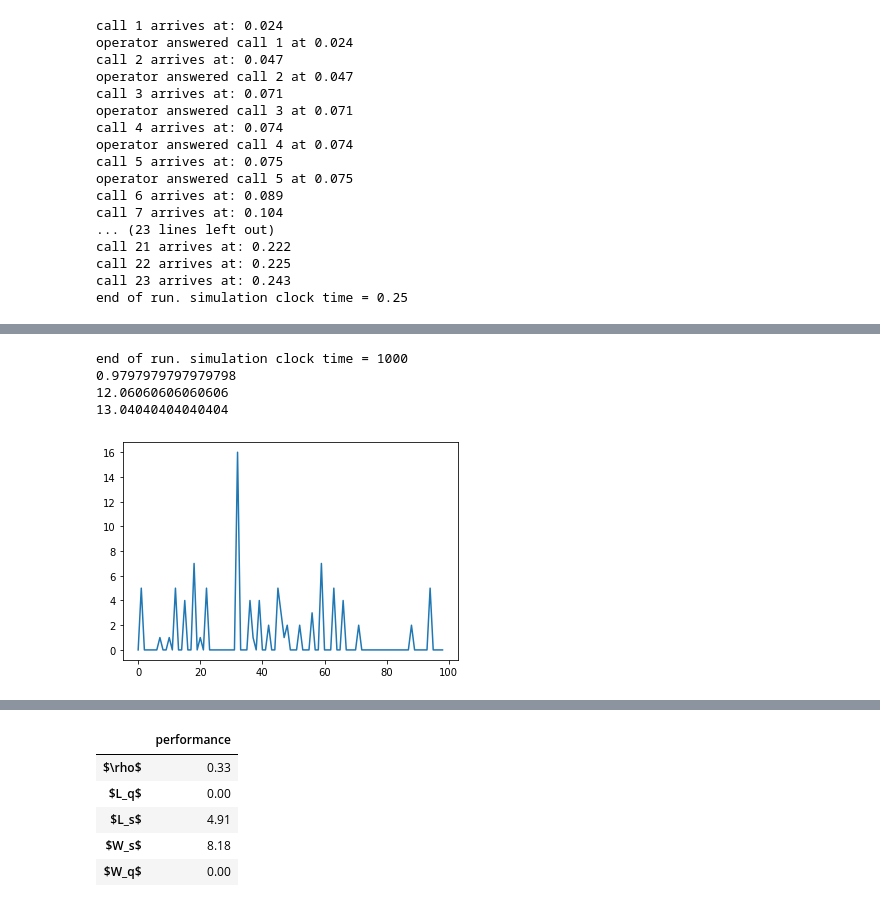
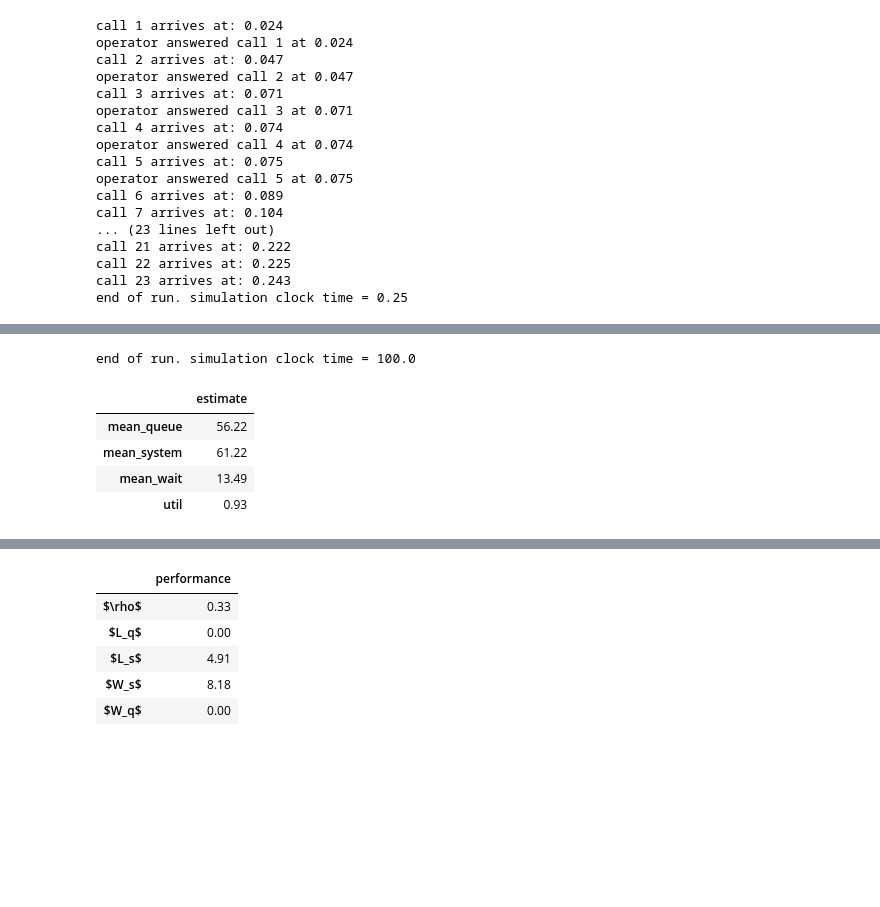
Before and after one commit to health-data-science-OR/stochastic_systems, a Jupyter notebook: labs/simulation/simulation_lab1.ipynb, the cells around one changed output, grey strips where cells are left out. Cells and saved outputs as stored; diff of their text form; code cells hidden in the pictures; blank space fills up the shorter version.

```diff
--- a/labs/simulation/simulation_lab1.ipynb
+++ b/labs/simulation/simulation_lab1.ipynb
@@ -1135,54 +1666,49 @@ class Observer(object):
 # %%
 #model parameters - compare to queuing model.
-RUN_LENGTH = 1000
-N_OPERATORS = 15
+RUN_LENGTH = 100
+N_OPERATORS = 5
 ARRIVAL_RATE = 100
-MEAN_IAT = 1 / ARRIVAL_RATE
-EXP_MEAN = 1 / 15
-CALL_LOW = 5 / 60
-CALL_HIGH = 10 / 60
-CALL_MODE = 7 / 60
-
+MEAN_IAT = 60 / ARRIVAL_RATE
+EXP_MEAN = 1 / 3
+CALL_LOW = 5# / 60
+CALL_HIGH = 10# / 60
+CALL_MODE = 7 #/ 60
 
 #Should we show a trace of simulated events?
 TRACE = False
 
 #PRNG seeds (set these = None to get different runs)
 ARRIVAL_SEED = 42
 CALL_SEED = 101
 
 #audit parameters
 FIRST_OBSERVATION = 10
 OBS_INTERVAL = 10
 
 #create simpy environment
 env = simpy.Environment()
 
 default_args = Scenario()
 #default_args.call_dist = Exponential(EXP_MEAN, CALL_SEED)
 
-
-#MODIFICATION: instantiate an Observer
-observer = Observer(env, default_args.operators,
-                    FIRST_OBSERVATION, OBS_INTERVAL)
-
-
 model = UrgentCareCallCentre(env, default_args)
 env.process(model.call_source())
 
-#env.process(call_source(env, default_args))
+#MODIFICATION: instantiate an Observer
+auditor = Auditor(env, model,
+                  FIRST_OBSERVATION, OBS_INTERVAL)
+
 #MODIFICATION
-env.process(observer.observe())
+env.process(auditor.scheduled_observation())
 
 env.run(until=RUN_LENGTH)
 print(f'end of run. simulation clock time = {env.now}')
-plt.plot(observer.get_results()[0]);
-print(observer.get_results()[0].mean())
-print(observer.get_results()[1].mean())
-print((observer.get_results()[0] + observer.get_results()[1]).mean())
+
+end_of_run_results_processing(model, auditor).round(2)
 # %% [output]
-end of run. simulation clock time = 1000
-0.9797979797979798
-12.06060606060606
-13.04040404040404
+end of run. simulation clock time = 100.0
-[figure, removed]
+|  | estimate |
+| mean_queue | 56.22 |
+| mean_system | 61.22 |
+| mean_wait | 13.49 |
+| util | 0.93 |
```
Also changed, not shown: parts of 33 cells of this notebook, 1 other file.
